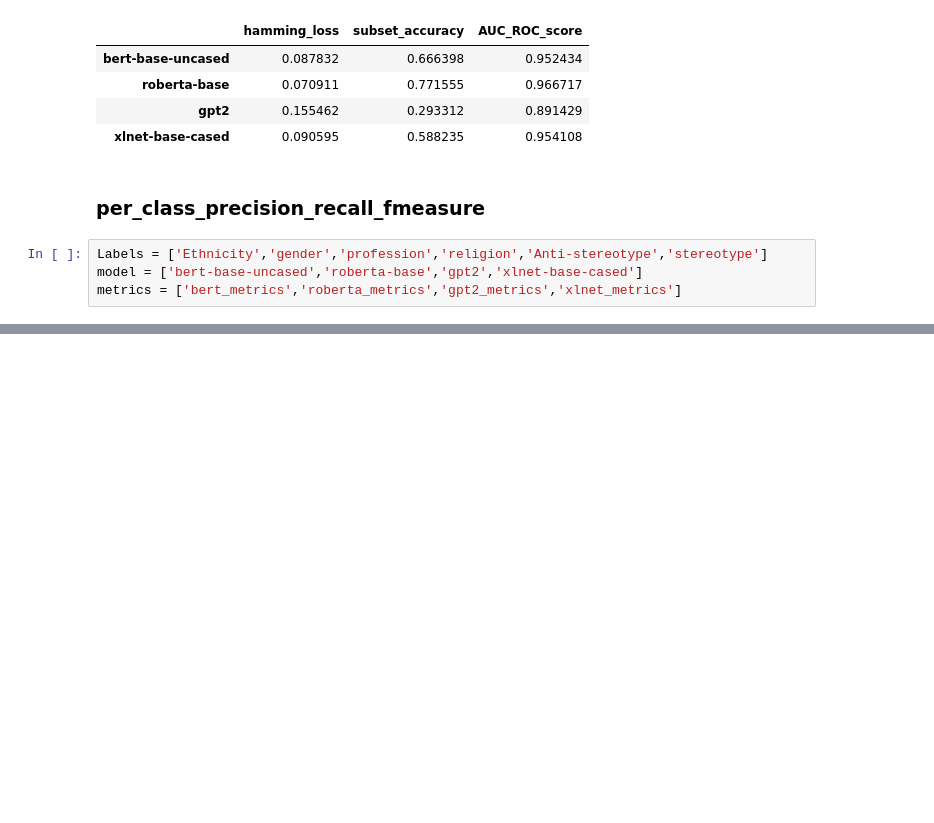
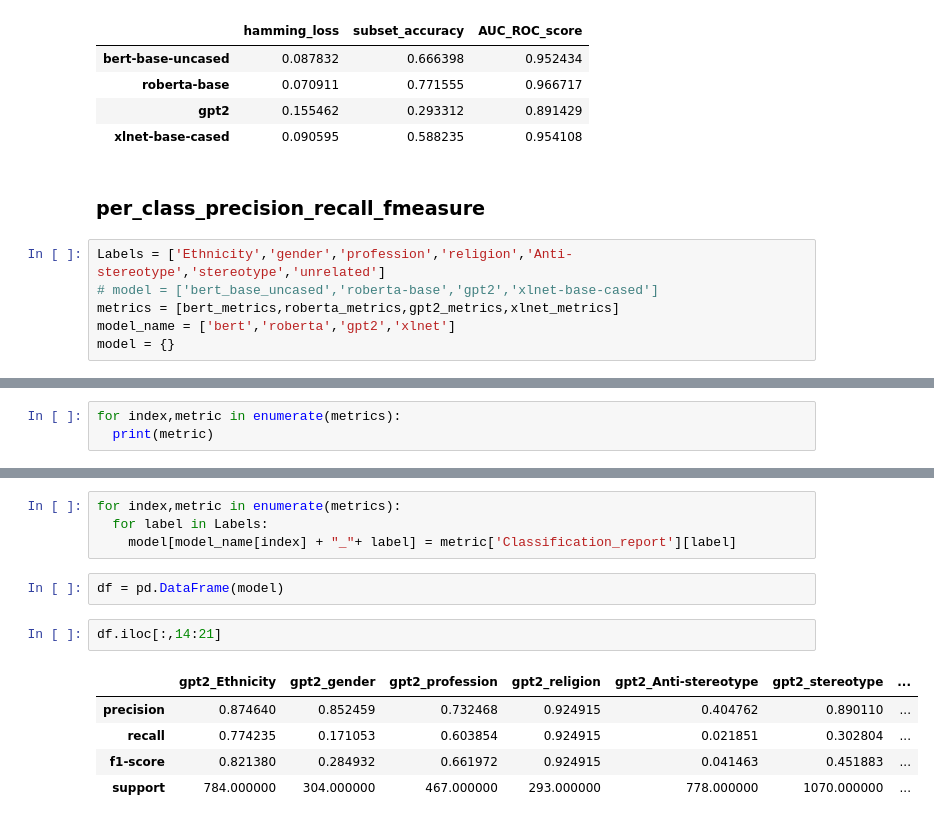
Before and after one commit to mvdheram/Stereotypical-Social-bias-detection-, a Jupyter notebook: Language_model_and_visualization_notes.ipynb, the cells around one changed output, grey strips where cells are left out. Drawn from its saved outputs; the diff is of its cells as text; blank space fills up the shorter version.

```diff
--- a/Language_model_and_visualization_notes.ipynb
+++ b/Language_model_and_visualization_notes.ipynb
@@ -203,6 +206,8 @@ hs_metrics
 # %% [markdown]
 ### per_class_precision_recall_fmeasure
 # %%
-Labels = ['Ethnicity','gender','profession','religion','Anti-stereotype','stereotype']
-model = ['bert-base-uncased','roberta-base','gpt2','xlnet-base-cased']
-metrics = ['bert_metrics','roberta_metrics','gpt2_metrics','xlnet_metrics']
+Labels = ['Ethnicity','gender','profession','religion','Anti-stereotype','stereotype','unrelated']
+# model = ['bert_base_uncased','roberta-base','gpt2','xlnet-base-cased']
+metrics = [bert_metrics,roberta_metrics,gpt2_metrics,xlnet_metrics]
+model_name = ['bert','roberta','gpt2','xlnet']
+model = {}
@@ -236,0 +216,3 @@ xlnet = pd.read_json('/content/eval_results_xlnet_0.5_.json')
+# %%
+for index,metric in enumerate(metrics):
+  print(metric)
@@ -236,0 +224,14 @@ xlnet = pd.read_json('/content/eval_results_xlnet_0.5_.json')
+# %%
+for index,metric in enumerate(metrics):
+  for label in Labels:
+    model[model_name[index] + "_"+ label] = metric['Classification_report'][label]
+# %%
+df = pd.DataFrame(model)
+# %%
+df.iloc[:,14:21]
+# %% [output]
+|  | gpt2_Ethnicity | gpt2_gender | gpt2_profession | gpt2_religion | gpt2_Anti-stereotype | gpt2_stereotype | ... |
+| precision | 0.874640 | 0.852459 | 0.732468 | 0.924915 | 0.404762 | 0.890110 | ... |
+| recall | 0.774235 | 0.171053 | 0.603854 | 0.924915 | 0.021851 | 0.302804 | ... |
+| f1-score | 0.821380 | 0.284932 | 0.661972 | 0.924915 | 0.041463 | 0.451883 | ... |
+| support | 784.000000 | 304.000000 | 467.000000 | 293.000000 | 778.000000 | 1070.000000 | ... |
```
Also changed, not shown: parts of 13 cells of this notebook.
